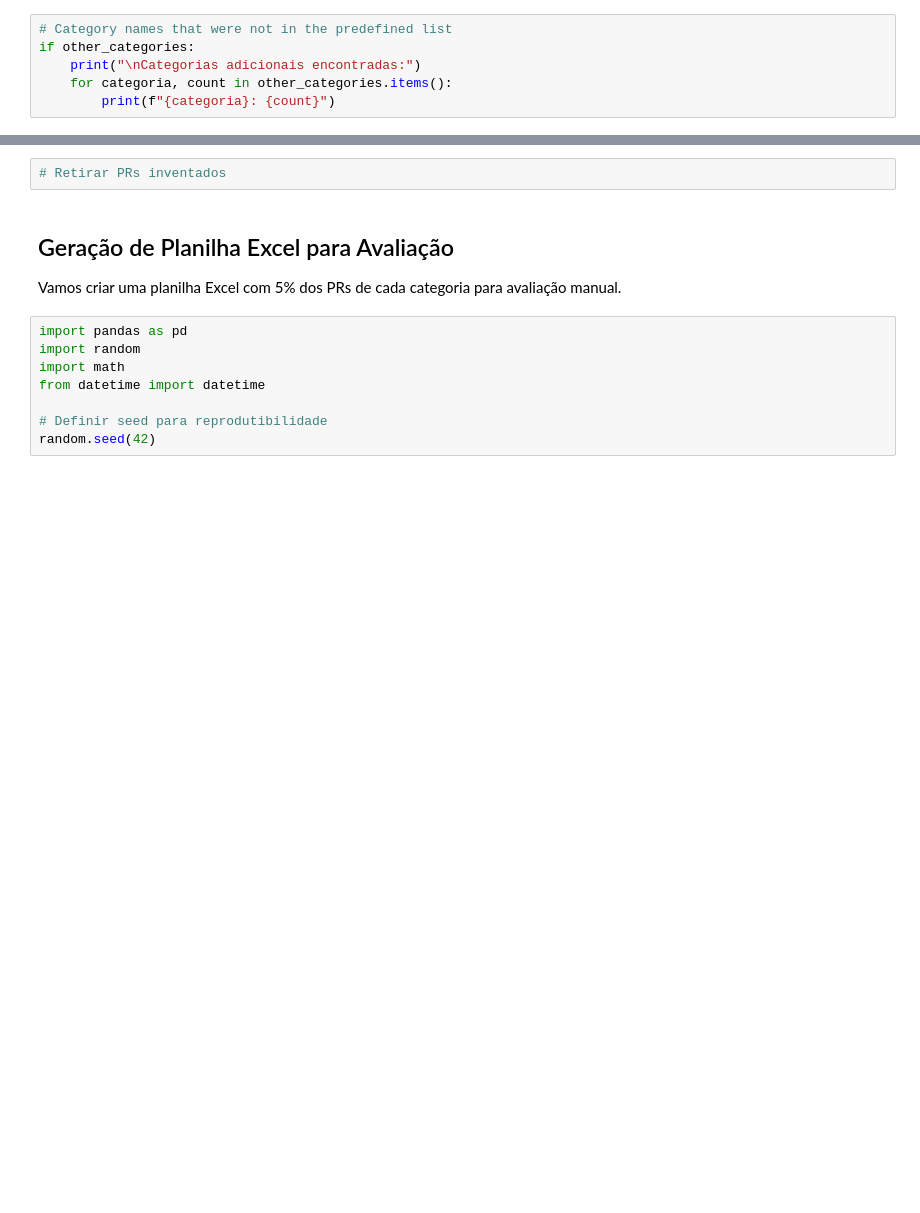
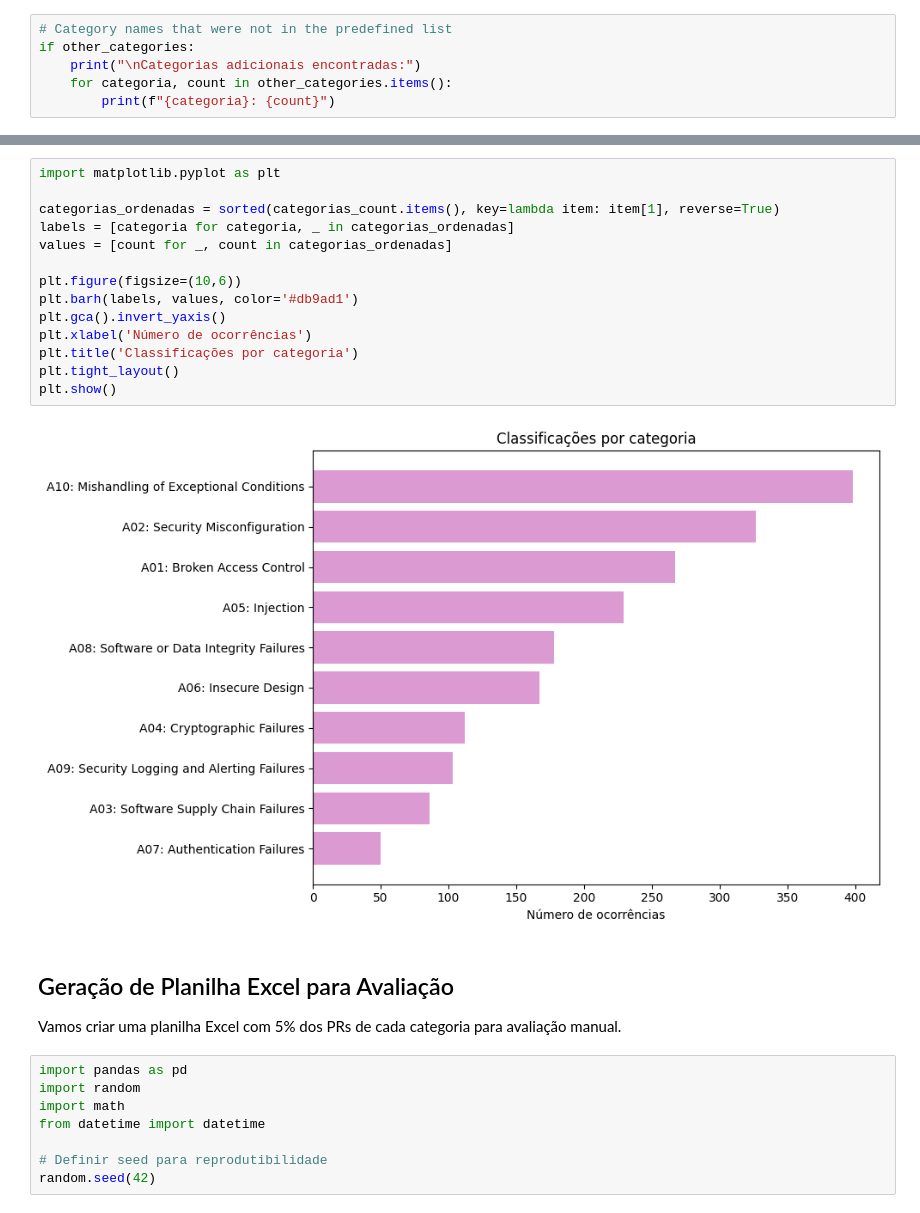
Before and after one commit to estersassis/llm-pr-security-classifier, a Jupyter notebook: notebooks/gemini_analysis.ipynb, the cells around one changed output, grey strips where cells are left out. Saved outputs shown, nothing was run; the diff lists cells and outputs as text; blank space fills up the shorter version.

```diff
--- a/notebooks/gemini_analysis.ipynb
+++ b/notebooks/gemini_analysis.ipynb
@@ -199,5 +219,19 @@ plt.show()
-# %%
-# Retirar PRs inventados
+# %%
+import matplotlib.pyplot as plt
+
+categorias_ordenadas = sorted(categorias_count.items(), key=lambda item: item[1], reverse=True)
+labels = [categoria for categoria, _ in categorias_ordenadas]
+values = [count for _, count in categorias_ordenadas]
+
+plt.figure(figsize=(10,6))
+plt.barh(labels, values, color='#db9ad1')
+plt.gca().invert_yaxis()
+plt.xlabel('Número de ocorrências')
+plt.title('Classificações por categoria')
+plt.tight_layout()
+plt.show()
+# %% [output]
+[figure, added]
 # %% [markdown]
 ## Geração de Planilha Excel para Avaliação
 
```
Also changed, not shown: parts of 10 cells of this notebook, 8 other files.
